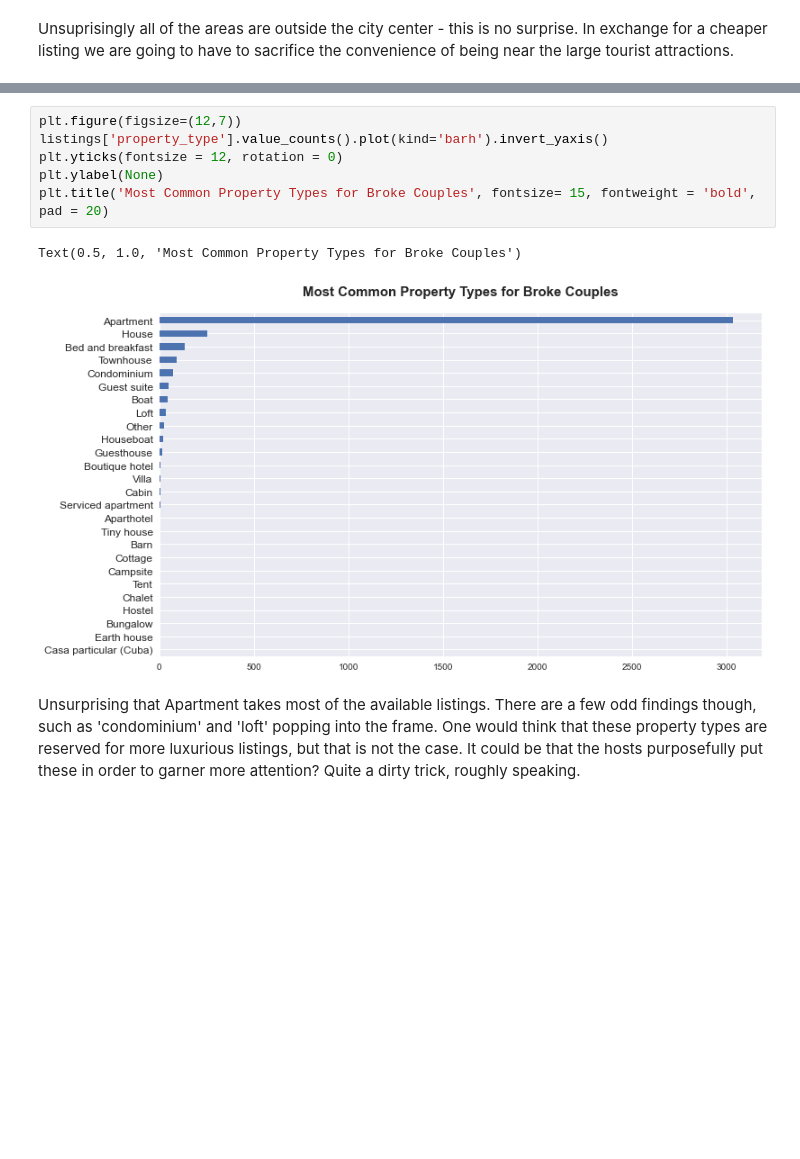
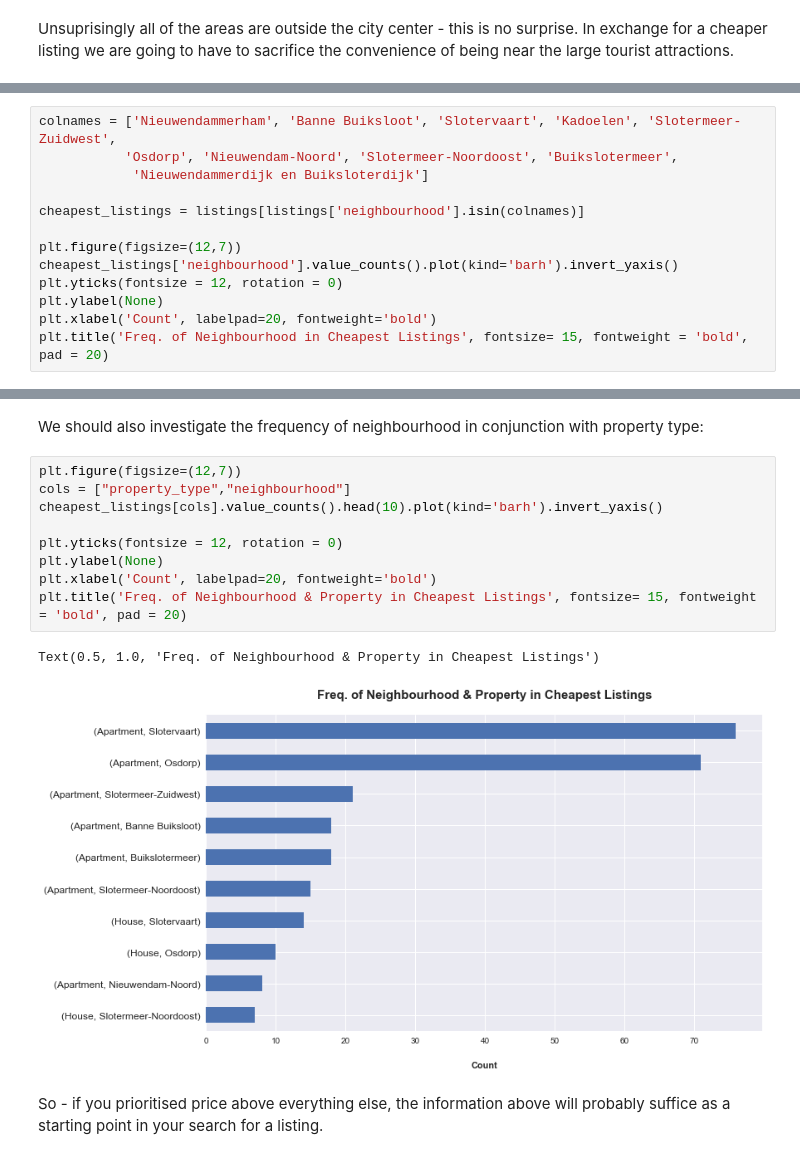
Before and after one commit to Chatresabarkah/AirBnB-EDA, a Jupyter notebook: Noob-EDA-AirBnB.ipynb, the cells around one changed output, grey strips where cells are left out. Drawn from its saved outputs; the diff is of its cells as text; blank space fills up the shorter version.

```diff
--- a/Noob-EDA-AirBnB.ipynb
+++ b/Noob-EDA-AirBnB.ipynb
@@ -205,0 +199,13 @@ Unsuprisingly all of the areas are outside the city center - this is no surprise
+# %%
+colnames = ['Nieuwendammerham', 'Banne Buiksloot', 'Slotervaart', 'Kadoelen', 'Slotermeer-Zuidwest',
+           'Osdorp', 'Nieuwendam-Noord', 'Slotermeer-Noordoost', 'Buikslotermeer',
+            'Nieuwendammerdijk en Buiksloterdijk']
+
+cheapest_listings = listings[listings['neighbourhood'].isin(colnames)]
+
+plt.figure(figsize=(12,7))
+cheapest_listings['neighbourhood'].value_counts().plot(kind='barh').invert_yaxis()
+plt.yticks(fontsize = 12, rotation = 0)
+plt.ylabel(None)
+plt.xlabel('Count', labelpad=20, fontweight='bold')
+plt.title('Freq. of Neighbourhood in Cheapest Listings', fontsize= 15, fontweight = 'bold', pad = 20)
@@ -206,11 +215,16 @@ Unsuprisingly all of the areas are outside the city center - this is no surprise
+# %% [markdown]
+We should also investigate the frequency of neighbourhood in conjunction with property type:
 # %%
 plt.figure(figsize=(12,7))
-listings['property_type'].value_counts().plot(kind='barh').invert_yaxis()
+cols = ["property_type","neighbourhood"]
+cheapest_listings[cols].value_counts().head(10).plot(kind='barh').invert_yaxis()
+
 plt.yticks(fontsize = 12, rotation = 0)
 plt.ylabel(None)
-plt.title('Most Common Property Types for Broke Couples', fontsize= 15, fontweight = 'bold', pad = 20)
+plt.xlabel('Count', labelpad=20, fontweight='bold')
+plt.title('Freq. of Neighbourhood & Property in Cheapest Listings', fontsize= 15, fontweight = 'bold', pad = 20)
 # %% [output]
-Text(0.5, 1.0, 'Most Common Property Types for Broke Couples')
+Text(0.5, 1.0, 'Freq. of Neighbourhood & Property in Cheapest Listings')
-[figure, old version]
+[figure, new version]
-# %% [markdown]
-Unsurprising that Apartment takes most of the available listings. There are a few odd findings though, such as 'condominium' and 'loft' popping into the frame. One would think that these property types are reserved for more luxurious listings, but that is not the case. It could be that the hosts purposefully put these in order to garner more attention? Quite a dirty trick, roughly speaking.
+# %% [markdown]
+So - if you prioritised price above everything else, the information above will probably suffice as a starting point in your search for a listing.
```
Also changed, not shown: parts of 6 cells of this notebook.
